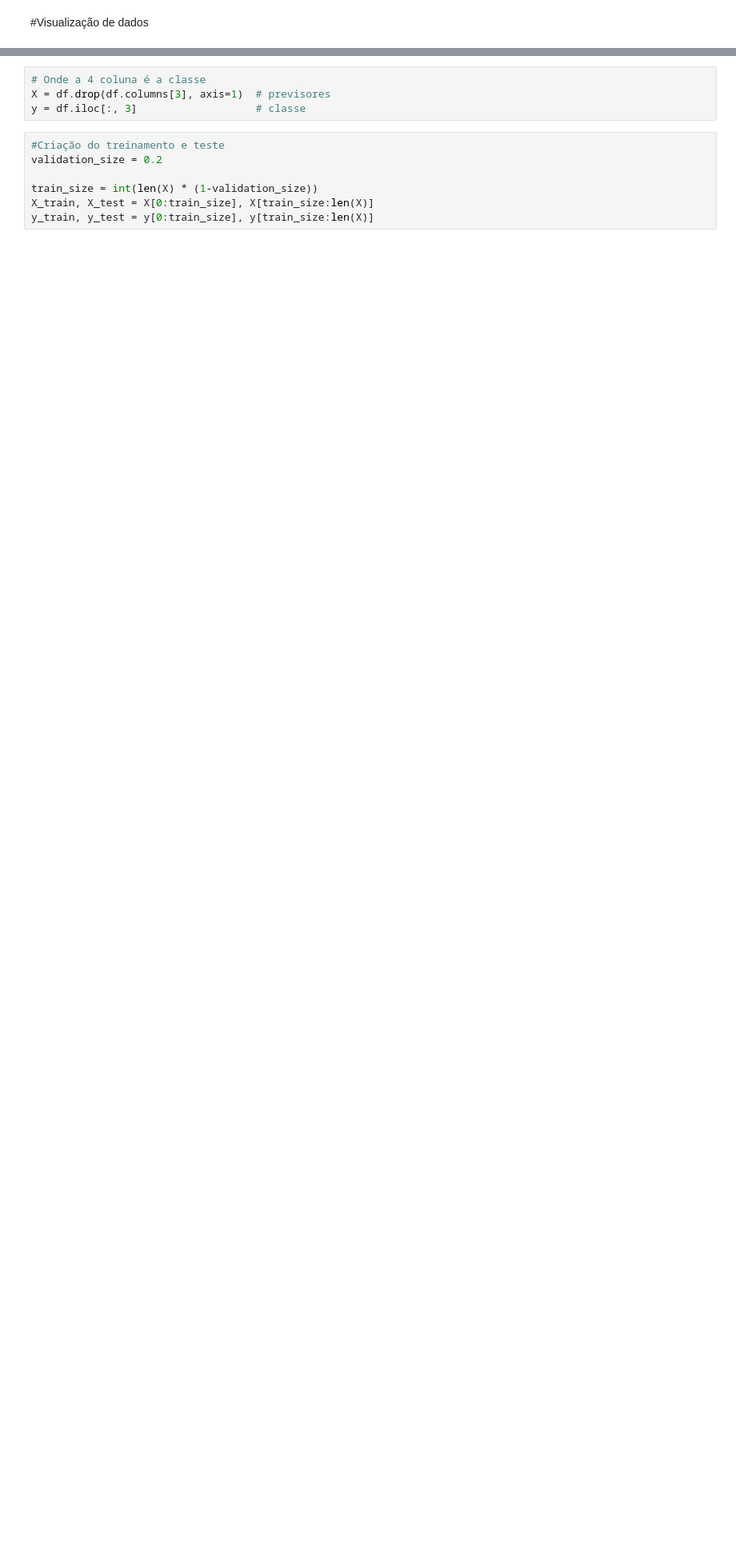
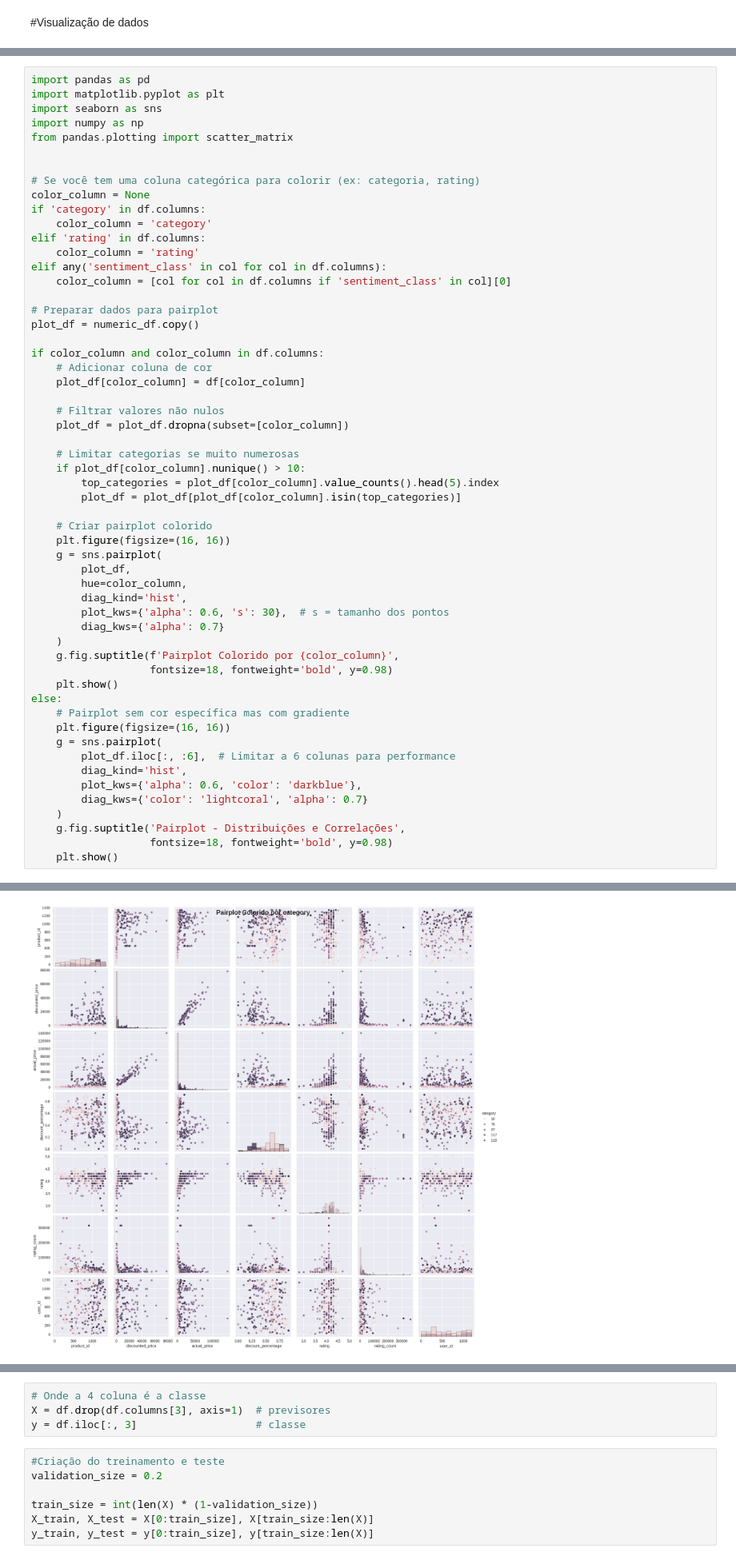
Before and after one commit to Datag4rcia/AAPL, a Jupyter notebook: trabpraticads.ipynb, the cells around one changed output, grey strips where cells are left out. Shown at 80% size. Drawn from its saved outputs; the diff is of its cells as text; blank space fills up the shorter version.

```diff
--- a/trabpraticads.ipynb
+++ b/trabpraticads.ipynb
@@ -300,0 +417,57 @@ Decidi fazer um modelo de regressão para entender se o preço varia em relaçã
+# %%
+import pandas as pd
+import matplotlib.pyplot as plt
+import seaborn as sns
+import numpy as np
+from pandas.plotting import scatter_matrix
+
+
+# Se você tem uma coluna categórica para colorir (ex: categoria, rating)
+color_column = None
+if 'category' in df.columns:
+    color_column = 'category'
+elif 'rating' in df.columns:
+    color_column = 'rating'
+elif any('sentiment_class' in col for col in df.columns):
+    color_column = [col for col in df.columns if 'sentiment_class' in col][0]
+
+# Preparar dados para pairplot
+plot_df = numeric_df.copy()
+
+if color_column and color_column in df.columns:
+    # Adicionar coluna de cor
+    plot_df[color_column] = df[color_column]
+
+    # Filtrar valores não nulos
+    plot_df = plot_df.dropna(subset=[color_column])
+
+    # Limitar categorias se muito numerosas
+    if plot_df[color_column].nunique() > 10:
+        top_categories = plot_df[color_column].value_counts().head(5).index
+        plot_df = plot_df[plot_df[color_column].isin(top_categories)]
+
+    # Criar pairplot colorido
+    plt.figure(figsize=(16, 16))
+    g = sns.pairplot(
+        plot_df,
+        hue=color_column,
+        diag_kind='hist',
+        plot_kws={'alpha': 0.6, 's': 30},  # s = tamanho dos pontos
+        diag_kws={'alpha': 0.7}
+    )
+    g.fig.suptitle(f'Pairplot Colorido por {color_column}',
+                   fontsize=18, fontweight='bold', y=0.98)
+    plt.show()
+else:
+    # Pairplot sem cor específica mas com gradiente
+    plt.figure(figsize=(16, 16))
+    g = sns.pairplot(
+        plot_df.iloc[:, :6],  # Limitar a 6 colunas para performance
+        diag_kind='hist',
+        plot_kws={'alpha': 0.6, 'color': 'darkblue'},
+        diag_kws={'color': 'lightcoral', 'alpha': 0.7}
+    )
+    g.fig.suptitle('Pairplot - Distribuições e Correlações',
+                   fontsize=18, fontweight='bold', y=0.98)
+    plt.show()
+# %% [output]
@@ -300,0 +475 @@ Decidi fazer um modelo de regressão para entender se o preço varia em relaçã
+[figure, added]
```
Also changed, not shown: parts of 38 cells of this notebook.
